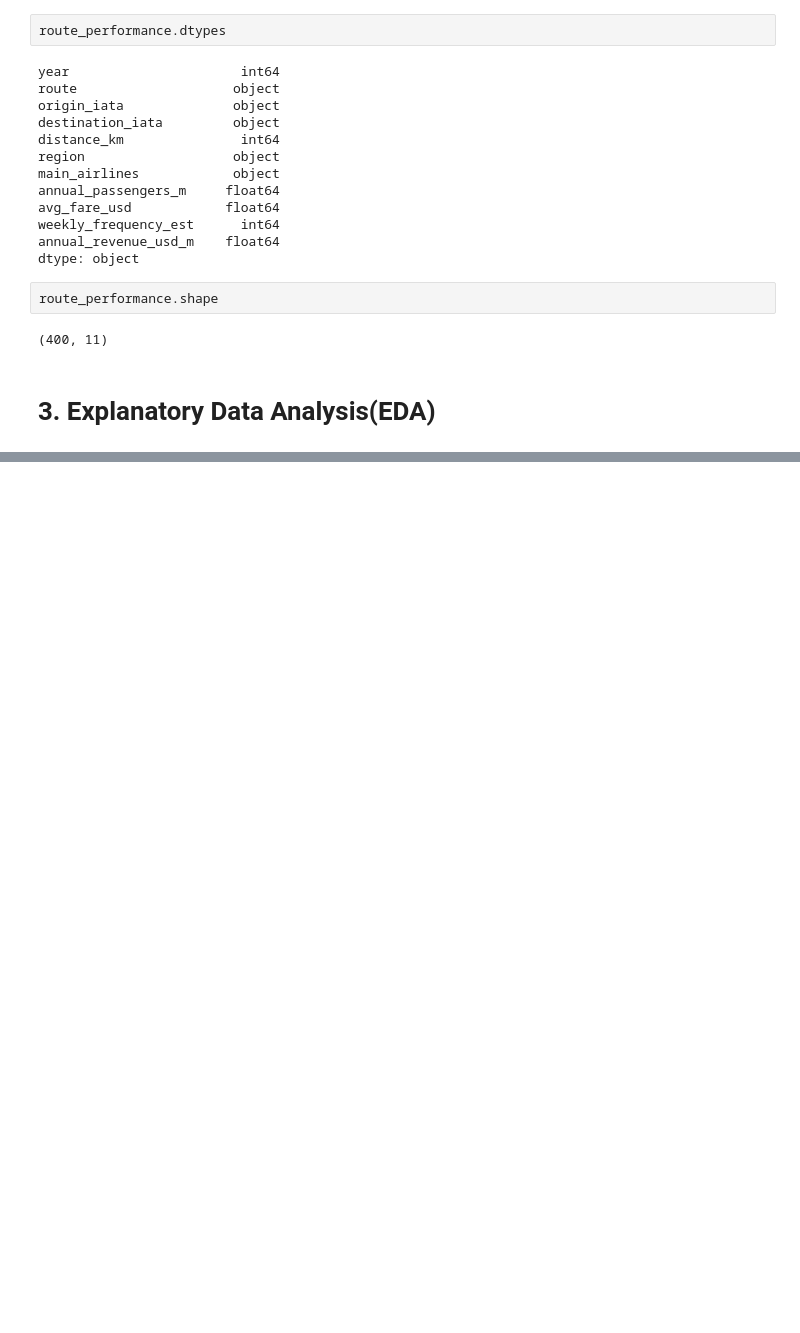
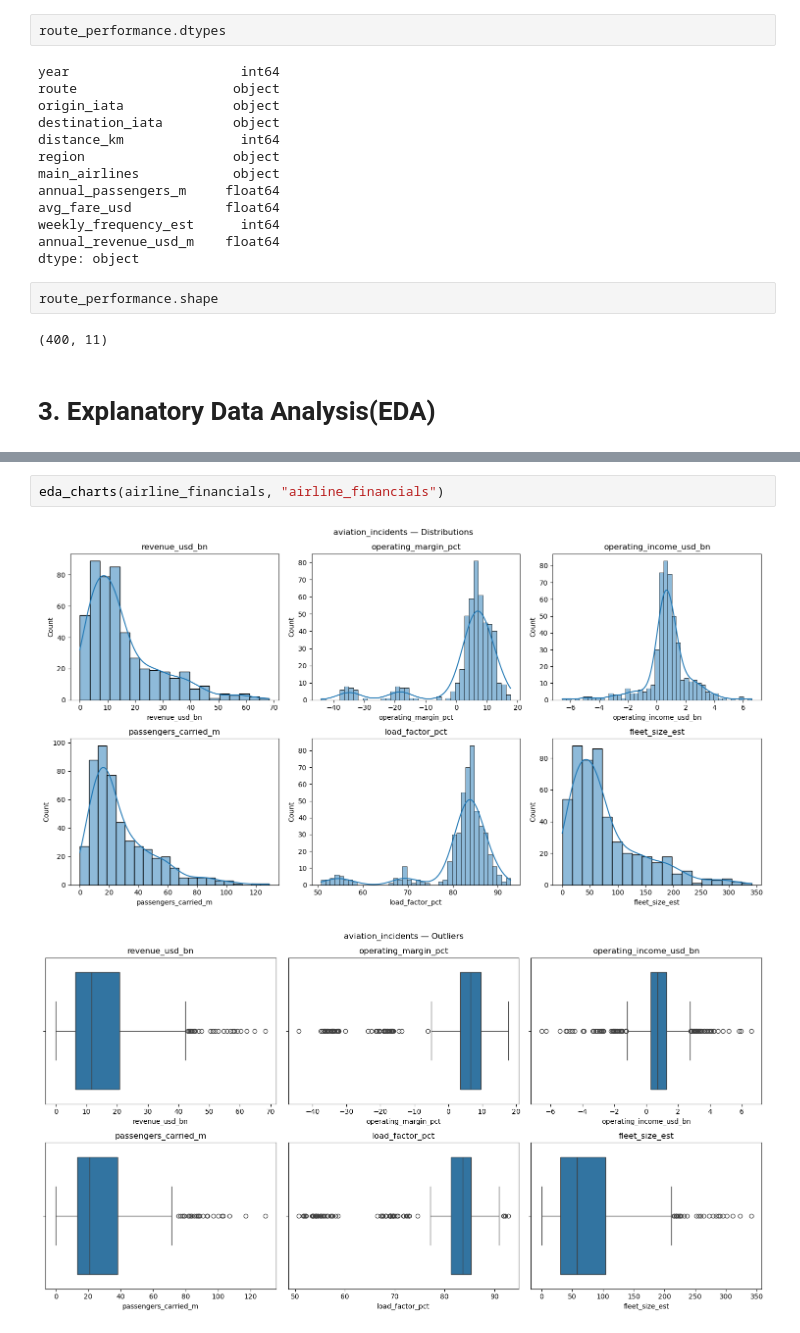
Before and after one commit to abdallahh07/boeing-airbus-market-share-prediction, a Jupyter notebook: research.ipynb, the cells around one changed output, grey strips where cells are left out. Saved outputs shown, nothing was run; the diff lists cells and outputs as text; blank space fills up the shorter version.

```diff
--- a/research.ipynb
+++ b/research.ipynb
@@ -203,0 +312,5 @@ Name: count, dtype: int64
+# %%
+eda_charts(airline_financials, "airline_financials")
+# %% [output]
+[figure, added]
+[figure, added]
```
Also changed, not shown: parts of 11 cells of this notebook, 20 other files.
